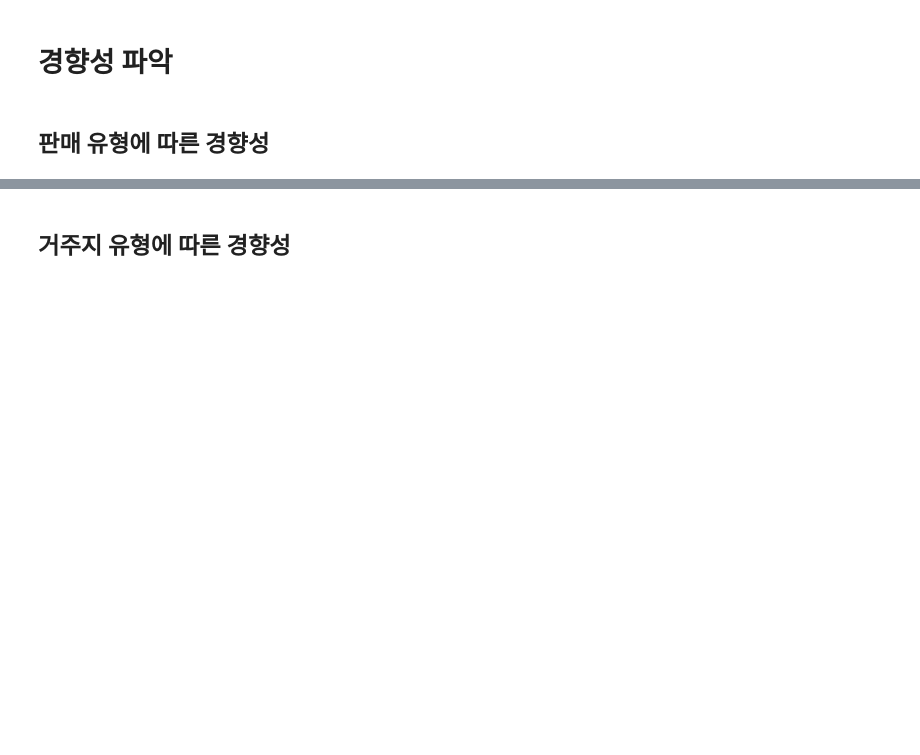
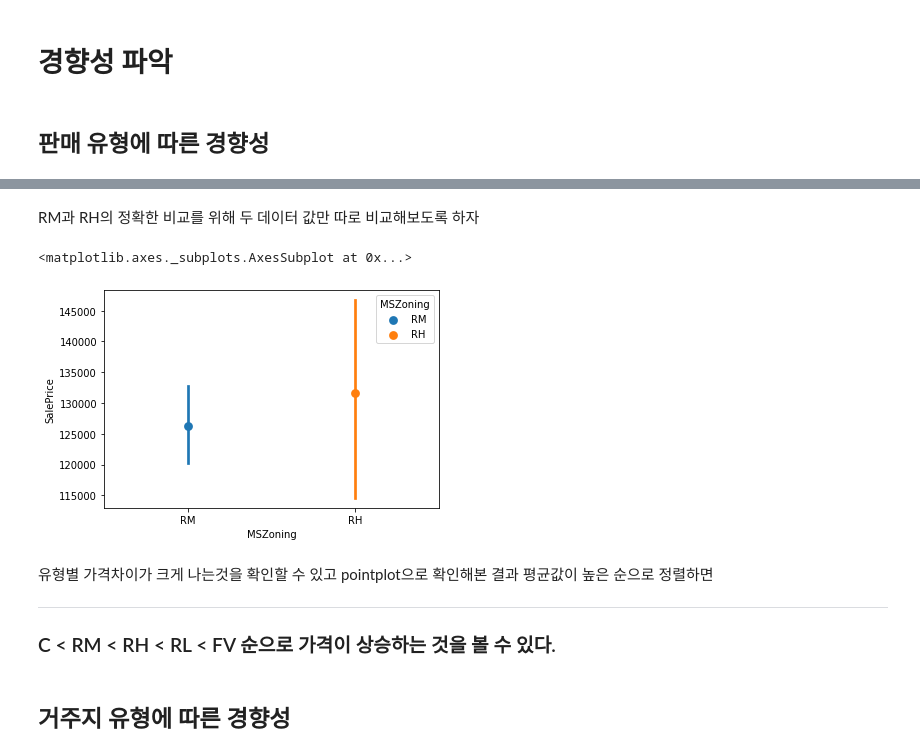
Before and after one commit to E-xxi/Data_Analysis, a Jupyter notebook: houseprice.ipynb, the cells around one changed output, grey strips where cells are left out. Drawn from its saved outputs; the diff is of its cells as text; code cells hidden in the pictures; blank space fills up the shorter version.

```diff
--- a/houseprice.ipynb
+++ b/houseprice.ipynb
@@ -273,2 +261,22 @@ FV > RH > RL > RM > C 으로 봐야할 수 있다.
+# %% [markdown]
+RM과 RH의 정확한 비교를 위해 두 데이터 값만 따로 비교해보도록 하자
+# %%
+MSZoningD = sData[['MSZoning','SalePrice']]
+condition = (MSZoningD['MSZoning'] == 'RM') | (MSZoningD['MSZoning'] == 'RH')
+compRmrh = sData[condition]
+
+sns.pointplot(data = compRmrh, x = 'MSZoning',y = 'SalePrice', hue = 'MSZoning')
+# %% [output]
+<matplotlib.axes._subplots.AxesSubplot at 0x...>
+[figure, added]
+# %% [markdown]
+유형별 가격차이가 크게 나는것을 확인할 수 있고
+pointplot으로 확인해본 결과 평균값이 높은 순으로 정렬하면
+
+
+---
+
+
+### C < RM < RH < RL < FV 순으로 가격이 상승하는 것을 볼 수 있다.
 # %% [markdown]
 ## 거주지 유형에 따른 경향성
```
Also changed, not shown: parts of 26 cells of this notebook.
